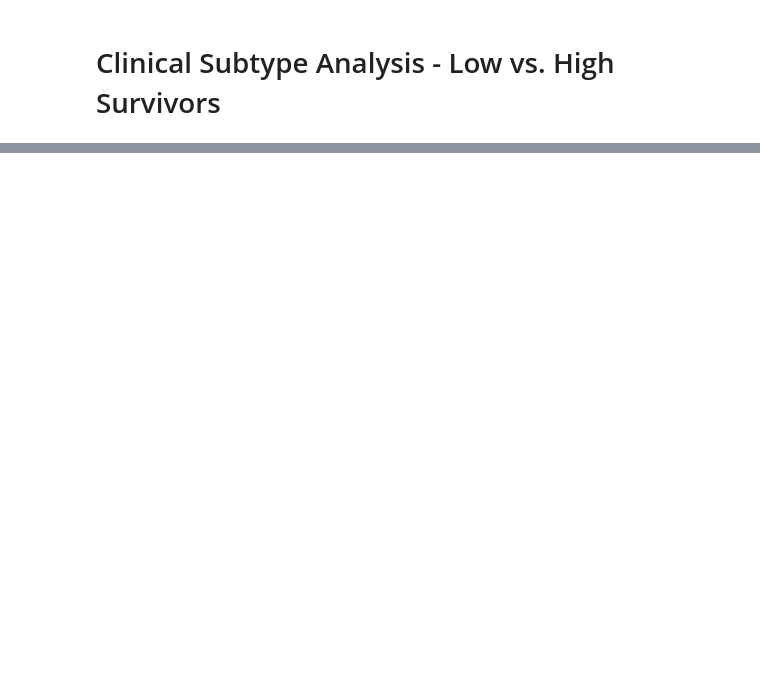
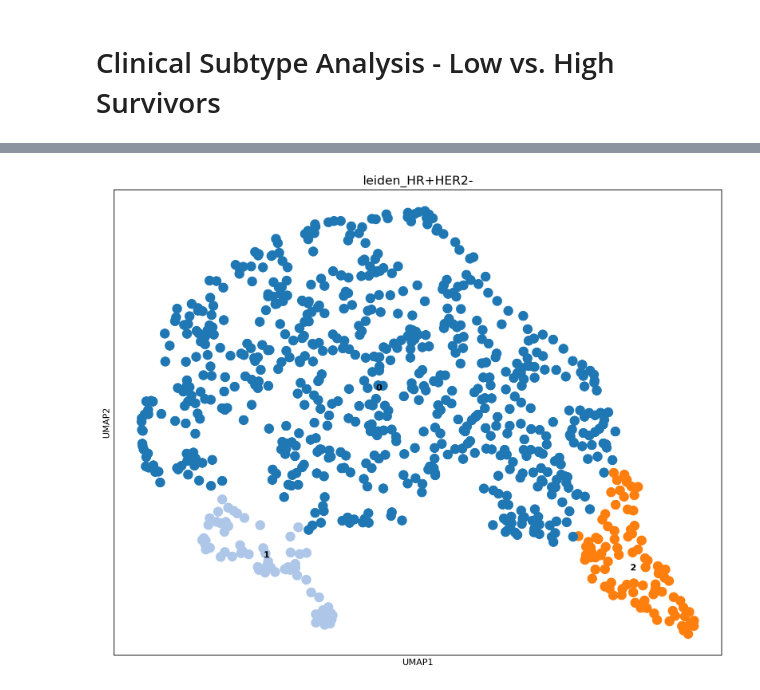
Before and after one commit to saezlab/GNNClinicalOutcomePrediction, a Jupyter notebook: bin/embedding_clustering_METABRIC.ipynb, the cells around one changed output, grey strips where cells are left out. Saved outputs shown, nothing was run; the diff lists cells and outputs as text; code cells hidden in the pictures; blank space fills up the shorter version.

```diff
--- a/bin/embedding_clustering_METABRIC.ipynb
+++ b/bin/embedding_clustering_METABRIC.ipynb
@@ -408,18 +550,0 @@ adata_clinical_subtype.obs.loc[adata_clinical_subtype.obs["osmonth"]<lower_quart
-# %%
-sc.tl.pca(adata_clinical_subtype, svd_solver='arpack', random_state=0)
-sc.pp.neighbors(adata_clinical_subtype)
-sc.tl.umap(adata_clinical_subtype)
-
-sc.tl.leiden(adata_clinical_subtype, resolution=1.0, key_added = "leiden_HR+HER2-")
-
-color_dict = dict()
-map = sns.palettes.get_colormap("tab20")
-color_dict = dict()
-
-for ind, clust_index in enumerate(adata_clinical_subtype.obs["leiden_HR+HER2-"].cat.categories):
-    color_dict[clust_index] = cmap.colors[ind]
-
-sc.pl.umap(adata_clinical_subtype, color=["osmonth", "tumor_grade", "clinical_type"])
-sc.pl.umap(adata_clinical_subtype, color="leiden_HR+HER2-", palette=color_dict, legend_loc = 'on data')
-sns.boxplot(data=adata_clinical_subtype.obs, x="leiden_HR+HER2-", y="osmonth")
-sc.pl.umap(adata_clinical_subtype, color=["high_surv", "low_surv"])
@@ -450,0 +551,69 @@ print(pdata.X[~np.isnan(pdata.X).any(axis=1)].shape)
+# %%
+sc.tl.pca(adata_emb_clinical_subtype, svd_solver='arpack', random_state=0)
+sc.pp.neighbors(adata_emb_clinical_subtype)
+sc.tl.umap(adata_emb_clinical_subtype)
+
+sc.tl.leiden(adata_emb_clinical_subtype, resolution=0.2, key_added = f"leiden_{clinical_type}")
+
+new_res_param = 0.1
+sc.tl.leiden(adata_emb_clinical_subtype, restrict_to=(f"leiden_{clinical_type}", ["2"]),  resolution=new_res_param, key_added=f"leiden_{clinical_type}")
+
+adata_emb_clinical_subtype.obs[f"leiden_{clinical_type}"][adata_emb_clinical_subtype.obs[f"leiden_{clinical_type}"].isin(['2,0', '0'])]='0'
+adata_emb_clinical_subtype.obs[f"leiden_{clinical_type}"]=adata_emb_clinical_subtype.obs[f"leiden_{clinical_type}"].astype('str').astype('category')
+adata_emb_clinical_subtype.obs[f"leiden_{clinical_type}"] = adata_emb_clinical_subtype.obs[f"leiden_{clinical_type}"].cat.rename_categories(np.arange(len(np.unique(adata_emb_clinical_subtype.obs[f"leiden_{clinical_type}"]))).astype('str'))
+
+
+adata_emb_clinical_subtype.obs[f"leiden_{clinical_type}"][adata_emb_clinical_subtype.obs[f"leiden_{clinical_type}"].isin(['0', '1'])]='0'
+adata_emb_clinical_subtype.obs[f"leiden_{clinical_type}"]=adata_emb_clinical_subtype.obs[f"leiden_{clinical_type}"].astype('str').astype('category')
+adata_emb_clinical_subtype.obs[f"leiden_{clinical_type}"] = adata_emb_clinical_subtype.obs[f"leiden_{clinical_type}"].cat.rename_categories(np.arange(len(np.unique(adata_emb_clinical_subtype.obs[f"leiden_{clinical_type}"]))).astype('str'))
+
+adata_emb_clinical_subtype.obs[f"leiden_{clinical_type}"][adata_emb_clinical_subtype.obs[f"leiden_{clinical_type}"].isin(['0', '2'])]='0'
+adata_emb_clinical_subtype.obs[f"leiden_{clinical_type}"]=adata_emb_clinical_subtype.obs[f"leiden_{clinical_type}"].astype('str').astype('category')
+adata_emb_clinical_subtype.obs[f"leiden_{clinical_type}"] = adata_emb_clinical_subtype.obs[f"leiden_{clinical_type}"].cat.rename_categories(np.arange(len(np.unique(adata_emb_clinical_subtype.obs[f"leiden_{clinical_type}"]))).astype('str'))
+
+
+"""
+adata_emb_clinical_subtype.obs[f"leiden_{clinical_type}"]=adata_emb_clinical_subtype.obs[f"leiden_{clinical_type}"].astype('str').astype('category')
+### Reorder and rename the Leiden
+adata_emb_clinical_subtype.obs[f"leiden_{clinical_type}"].cat.rename_categories(np.arange(len(np.unique(adata_emb_clinical_subtype.obs[f"leiden_{clinical_type}"]))).astype('str')) #, inplace=True)
+"""
+
+color_dict = dict()
+map = sns.palettes.get_colormap("tab20")
+color_dict = dict()
+
+"""old_to_new = dict(
+    old_cluster1='new_cluster1',
+    old_cluster2='new_cluster1',
+    old_cluster3='new_cluster2',
+)
+adata.obs['new_clusters'] = (
+    adata.obs['old_clusters']
+    .map(old_to_new)
+    .astype('category')
+)"""
+"""adata_emb_clinical_subtype.obs[f"leiden_{clinical_type}"][adata_emb_clinical_subtype.obs[f"leiden_{clinical_type}"].isin(["0", "3"])]="0"
+adata_emb_clinical_subtype.obs[f"leiden_{clinical_type}"] = adata_emb_clinical_subtype.obs[f"leiden_{clinical_type}"].cat.remove_categories(["3"])
+adata_emb_clinical_subtype.obs[f"leiden_{clinical_type}"] = adata_emb_clinical_subtype.obs[f"leiden_{clinical_type}"].cat.rename_categories(np.arange(len(np.unique(adata_emb_clinical_subtype.obs[f"leiden_{clinical_type}"]))).astype('str'))
+"""
+for ind, clust_index in enumerate(adata_emb_clinical_subtype.obs[f"leiden_{clinical_type}"].cat.categories):
+    color_dict[clust_index] = cmap.colors[ind]
+rcParams['figure.figsize']=(15,10)
+sc.pl.umap(adata_emb_clinical_subtype, size=500, show=False, color=["osmonth",f"leiden_{clinical_type}"], legend_loc = 'on data') #  "tumor_grade", "clinical_type"
+plt.savefig(os.path.join(PLT_PATH, f"{dataset_name}_{clinical_type}_embedding_umap.pdf"), dpi=300)
+plt.savefig(os.path.join(PLT_PATH, f"{dataset_name}_{clinical_type}_embedding_umap.png"), dpi=300)
+plt.clf()
+
+rcParams['figure.figsize']=(10,8)
+sc.pl.umap(adata_emb_clinical_subtype, size=500, color=f"leiden_{clinical_type}", palette=color_dict,show=False, legend_loc = 'on data')
+plt.tight_layout()
+plt.savefig(os.path.join(PLT_PATH,  f"{dataset_name}_{clinical_type}_embedding_clust_umap.pdf"), dpi=300)
+
+"""
+rcParams['figure.figsize']=(10,8)
+sc.pl.umap(adata_emb_clinical_subtype, size=500, show=False, color=f"leiden_{clinical_type}", show=False, palette=color_dict, legend_loc = 'on data')
+plt.savefig(os.path.join(PLT_PATH, f"{dataset_name}_{clinical_type}_embedding_clust_umap.pdf"), dpi=300)
+plt.clf()
+sns.boxplot(data=adata_emb_clinical_subtype.obs, x=f"leiden_{clinical_type}", y="osmonth", showfliers = False, palette= color_dict)
+plt.savefig(os.path.join(PLT_PATH, f"{dataset_name}_{clinical_type}_embedding_boxplot.pdf"), dpi=300)"""
+# %% [output]
@@ -450,0 +622 @@ print(pdata.X[~np.isnan(pdata.X).any(axis=1)].shape)
+[figure, added]
```
Also changed, not shown: parts of 35 cells of this notebook, 16 other files.
